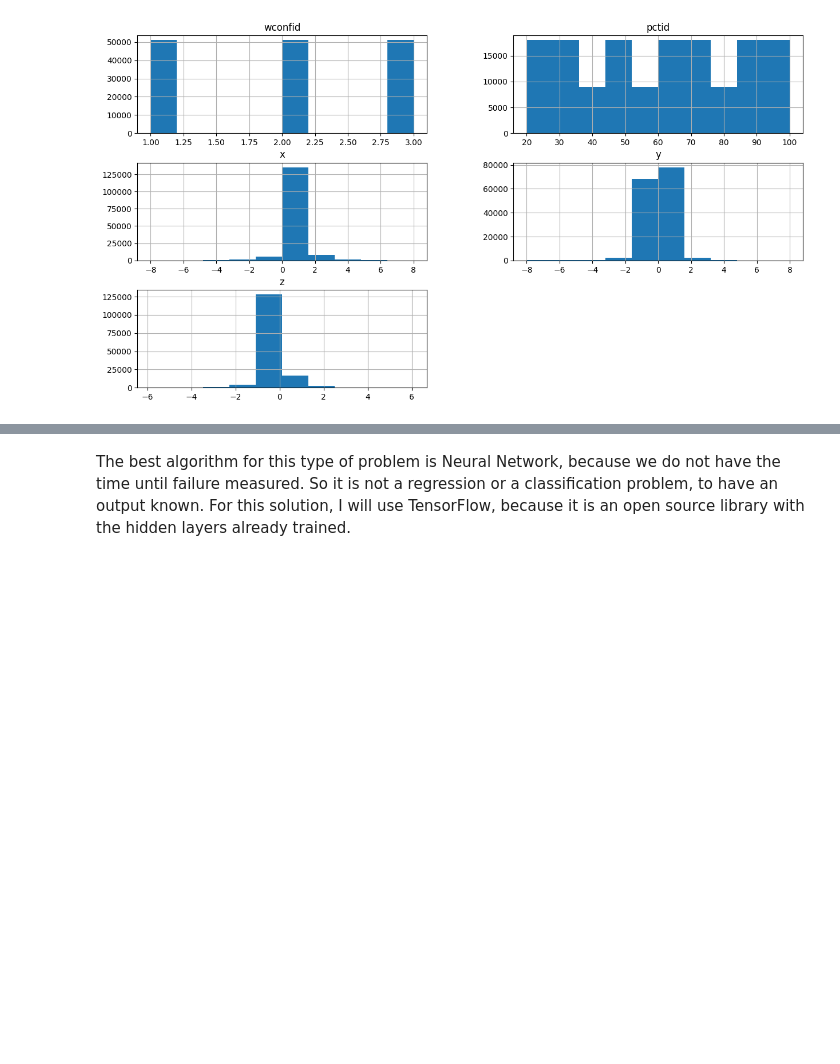
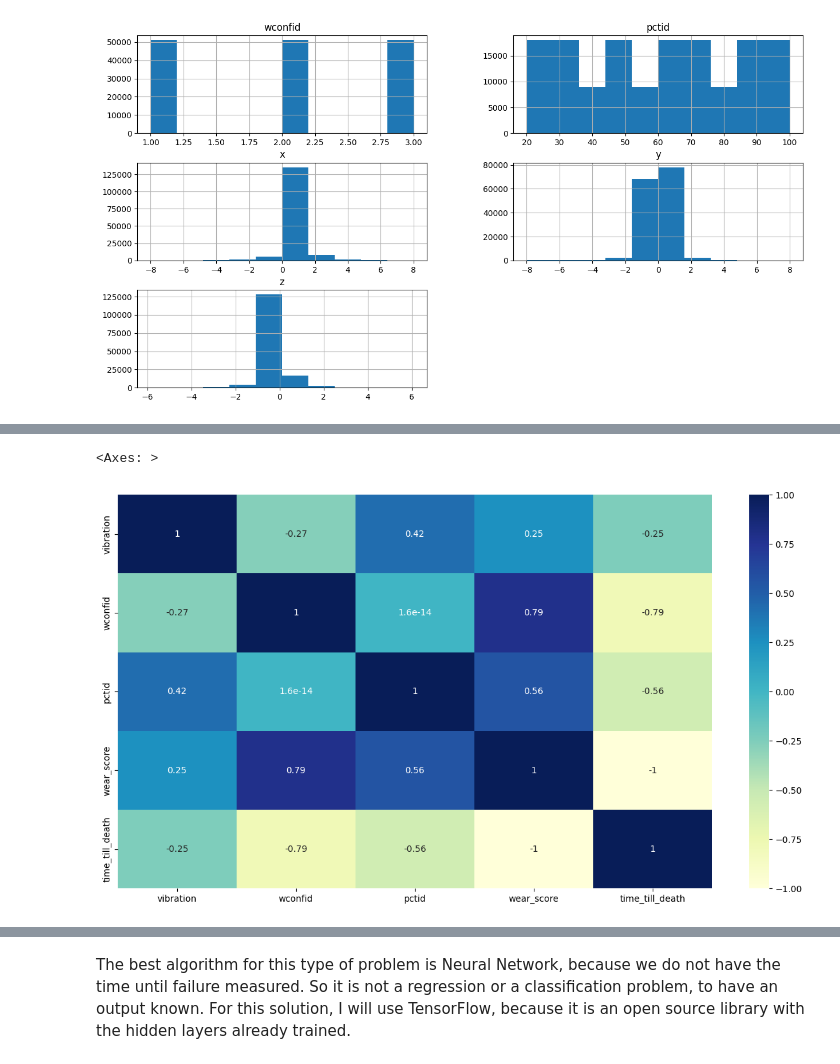
Before and after one commit to viktorthewinner/Engine_Wear_and_FailTime_Predictions, a Jupyter notebook: main.ipynb, the cells around one changed output, grey strips where cells are left out. Cells and saved outputs as stored; diff of their text form; code cells hidden in the pictures; blank space fills up the shorter version.

```diff
--- a/main.ipynb
+++ b/main.ipynb
@@ -92,3 +92,11 @@ print(data_scaled)
 
 [153000 rows x 5 columns]
+# %%
+import seaborn as sns                                           # seaborn => library used to visualise the data
+
+plt.figure(figsize=(15,8))
+sns.heatmap(data_scaled.corr(), annot= True,cmap="YlGnBu")      # if one column has power over any other column, there will be a normate value
+# %% [output]
+<Axes: >
+[figure, added]
 # %%
```
Also changed, not shown: parts of 17 cells of this notebook, 1 other file.
